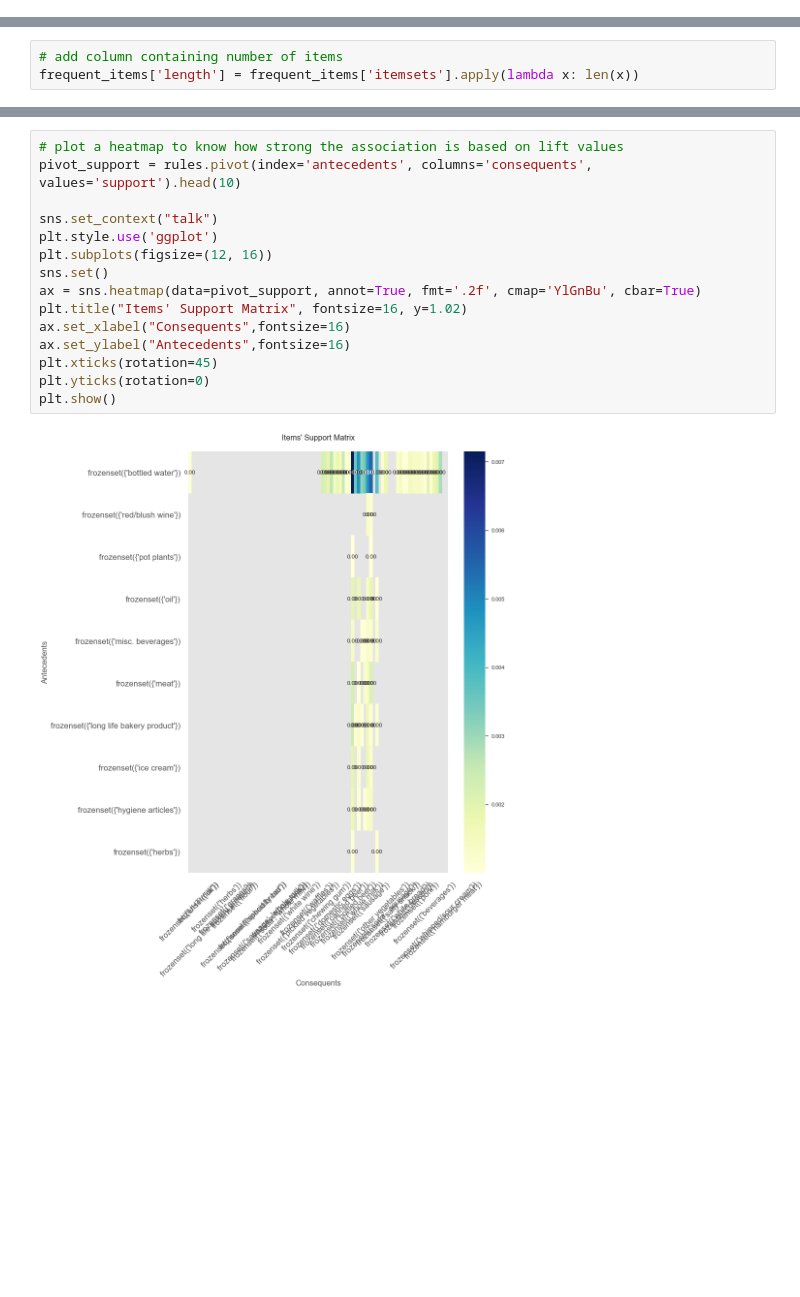
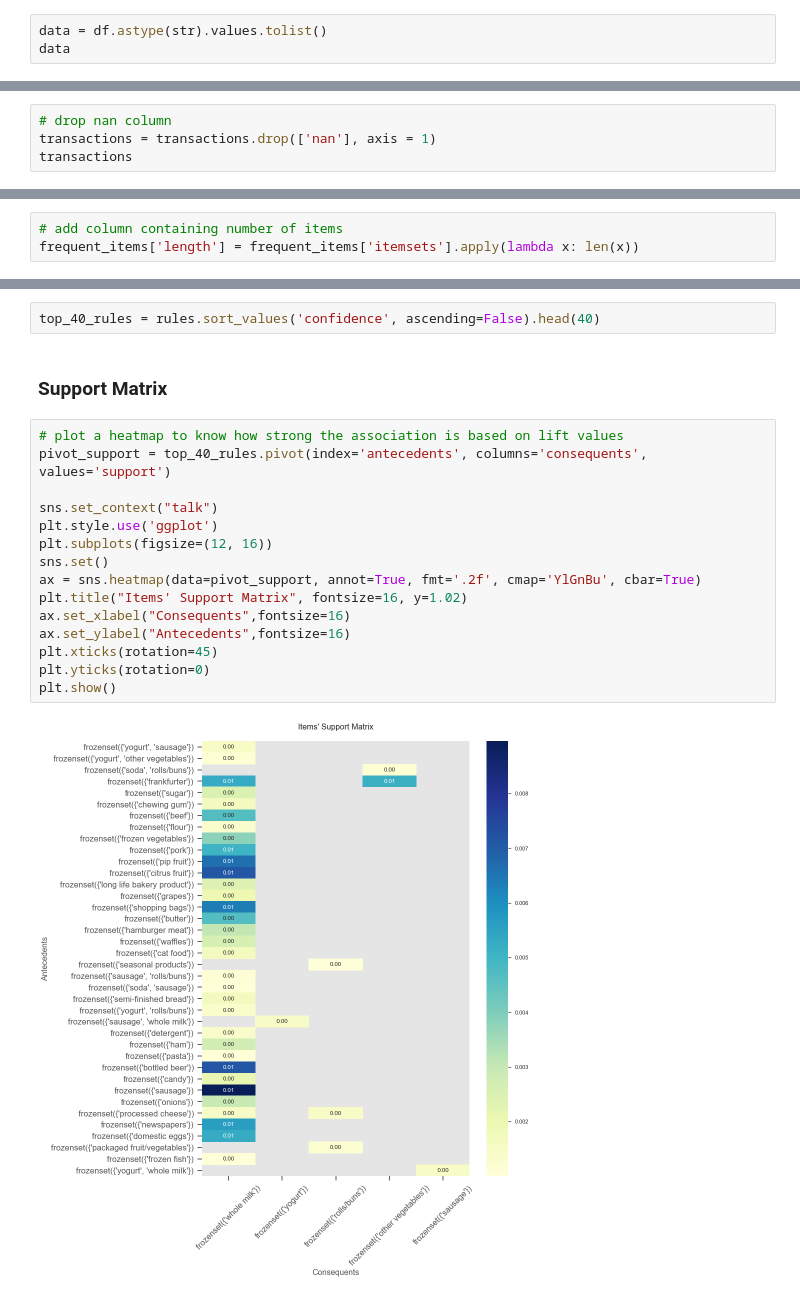
Before and after one commit to avishkakavindu/supermarket_surveillance-ml-django, a Jupyter notebook: association_rule_mining/associate_rule_mining.ipynb, the cells around one changed output, grey strips where cells are left out. Cells and saved outputs as stored; diff of their text form; blank space fills up the shorter version.

```diff
--- a/association_rule_mining/associate_rule_mining.ipynb
+++ b/association_rule_mining/associate_rule_mining.ipynb
@@ -52,0 +32,3 @@ data
+# %%
+data = df.astype(str).values.tolist()
+data
@@ -74,0 +75,4 @@ transactions.head()
+# %%
+# drop nan column
+transactions = transactions.drop(['nan'], axis = 1)
+transactions
@@ -173,19 +201,23 @@ rules.sort_values('confidence', ascending=False)
 | 1021 | (whole milk) | (pot plants) | 0.157923 | 0.007819 | 0.001002 | 0.006348 | 0.811821 | ... |
 1238 rows × 9 columns
+# %%
+top_40_rules = rules.sort_values('confidence', ascending=False).head(40)
+# %% [markdown]
+### Support Matrix
 # %%
 # plot a heatmap to know how strong the association is based on lift values
-pivot_support = rules.pivot(index='antecedents', columns='consequents', values='support').head(10)
+pivot_support = top_40_rules.pivot(index='antecedents', columns='consequents', values='support')
 
 sns.set_context("talk")
 plt.style.use('ggplot')
 plt.subplots(figsize=(12, 16))
 sns.set()
 ax = sns.heatmap(data=pivot_support, annot=True, fmt='.2f', cmap='YlGnBu', cbar=True)
 plt.title("Items' Support Matrix", fontsize=16, y=1.02)
 ax.set_xlabel("Consequents",fontsize=16)
 ax.set_ylabel("Antecedents",fontsize=16)
 plt.xticks(rotation=45)
 plt.yticks(rotation=0)
 plt.show()
 # %% [output]
-[figure, old version]
+[figure, new version]
```
Also changed, not shown: parts of 13 cells of this notebook.
